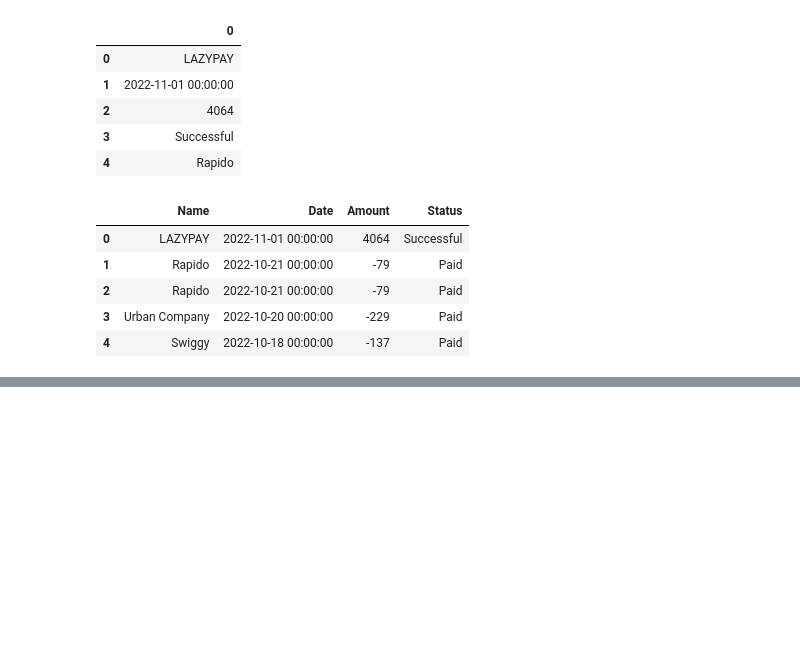
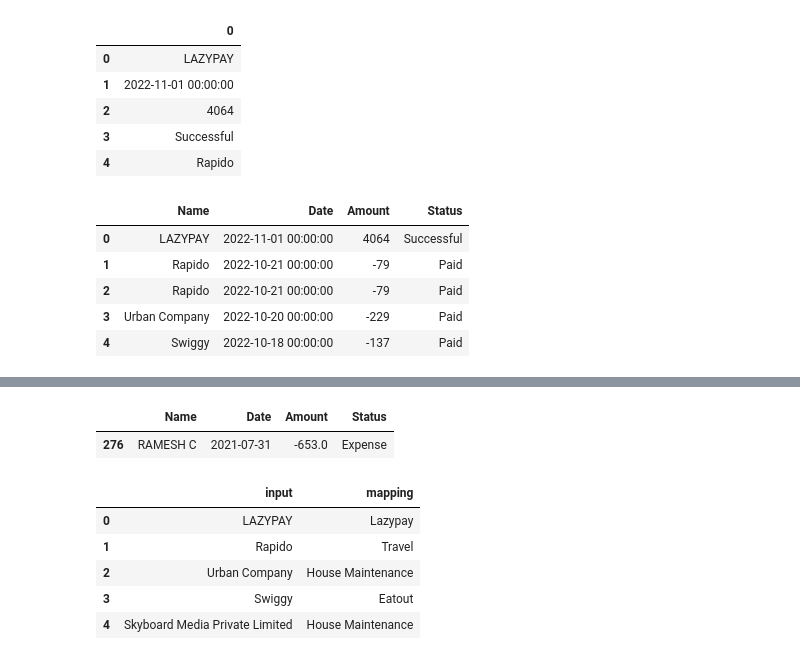
Before and after one commit to shkkonda/TransactionClassifier, a Jupyter notebook: LazyPay.ipynb, the cells around one changed output, grey strips where cells are left out. Drawn from its saved outputs; the diff is of its cells as text; code cells hidden in the pictures; blank space fills up the shorter version.

```diff
--- a/LazyPay.ipynb
+++ b/LazyPay.ipynb
@@ -26,0 +66,5 @@ new_df.head()
+# %%
+newer_df[newer_df.Name == 'RAMESH C']
+# %% [output]
+|  | Name | Date | Amount | Status |
+| 276 | RAMESH C | 2021-07-31 | -653.0 | Expense |
@@ -26,0 +73,9 @@ new_df.head()
+# %%
+mapping.head()
+# %% [output]
+|  | input | mapping |
+| 0 | LAZYPAY | Lazypay |
+| 1 | Rapido | Travel |
+| 2 | Urban Company | House Maintenance |
+| 3 | Swiggy | Eatout |
+| 4 | Skyboard Media Private Limited | House Maintenance |
```
Also changed, not shown: parts of 9 cells of this notebook.
